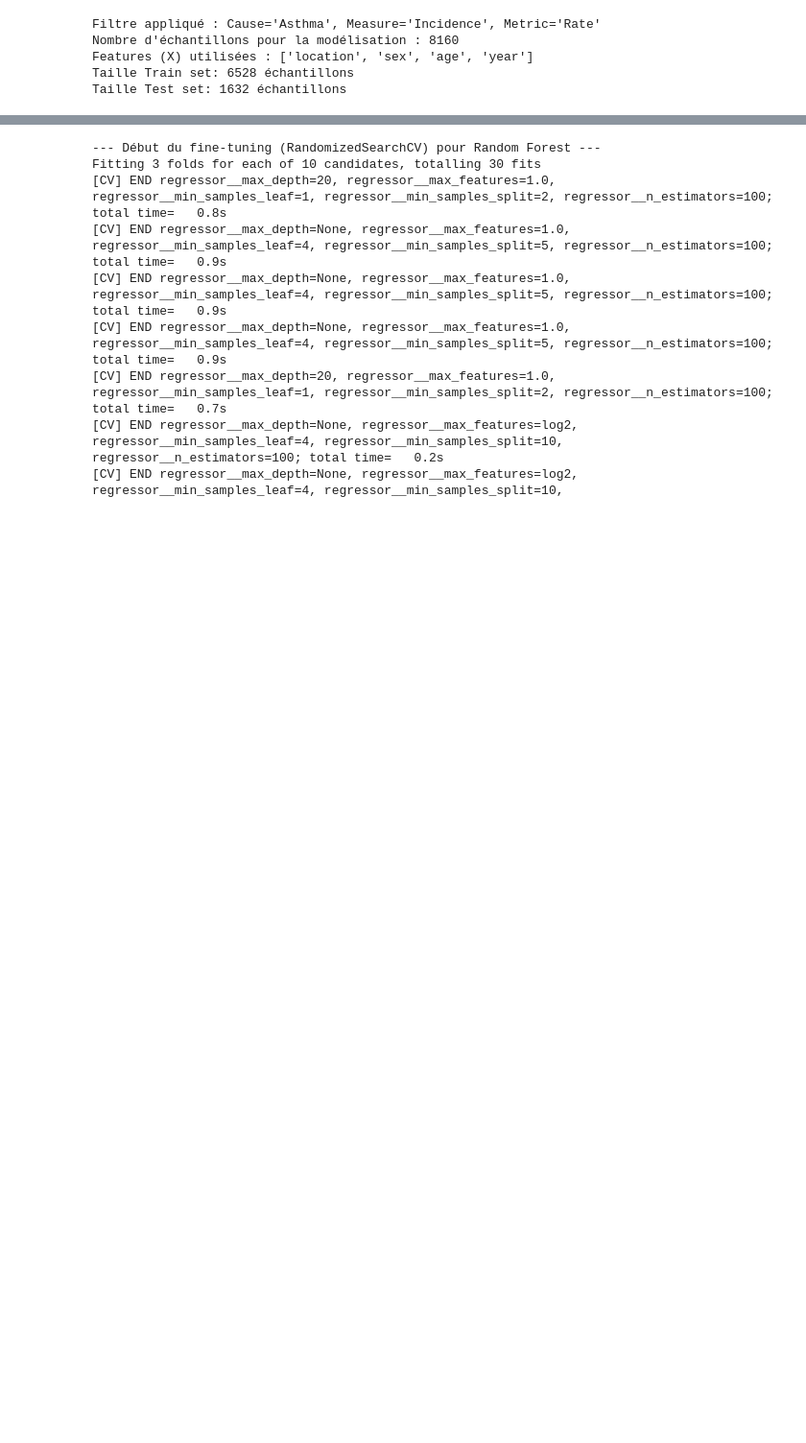
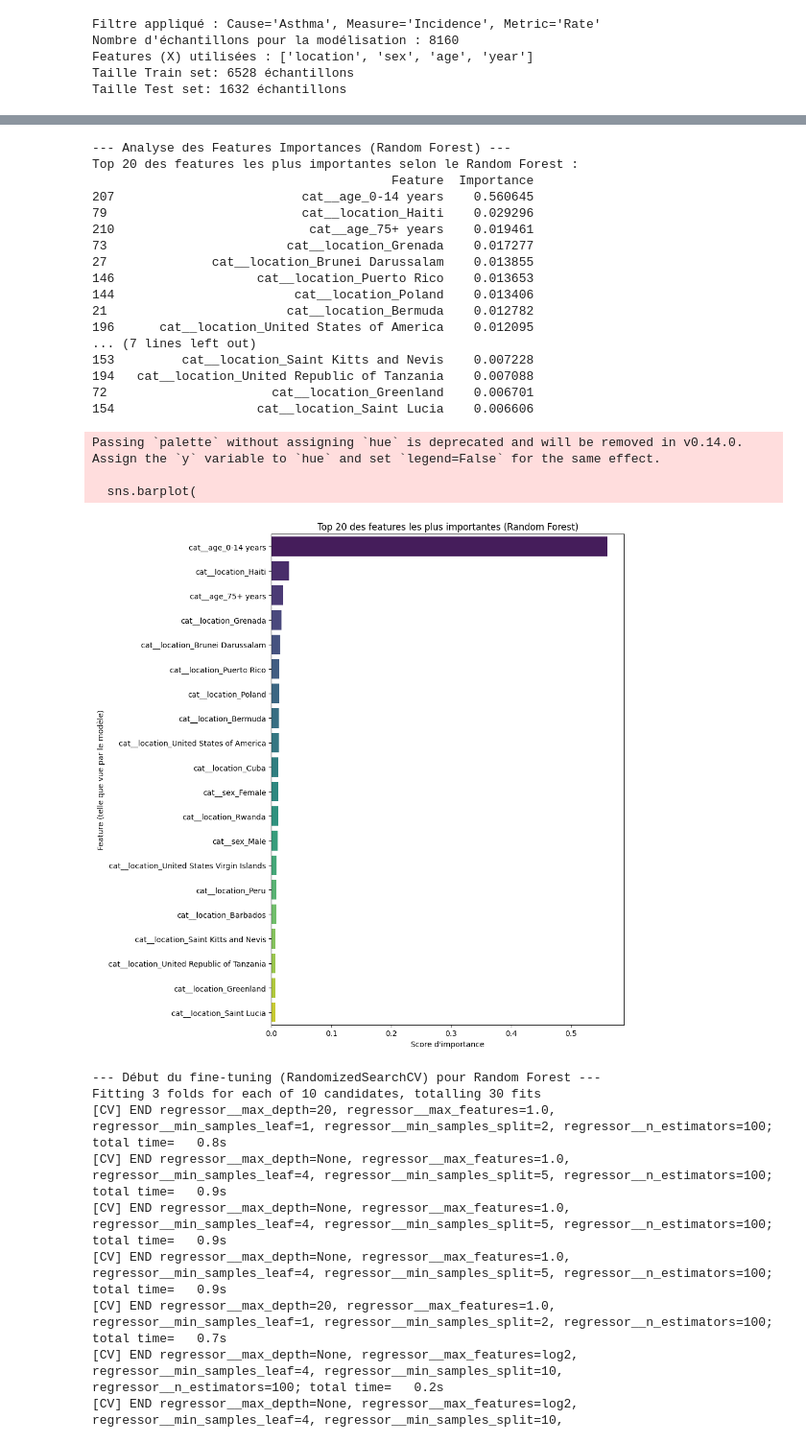
Before and after one commit to gitBugD/GML_RespiratoryDiseases, a Jupyter notebook: expMehdi.ipynb, the cells around one changed output, grey strips where cells are left out. Shown at 96% size. Saved outputs shown, nothing was run; the diff lists cells and outputs as text; code cells hidden in the pictures; blank space fills up the shorter version.

```diff
--- a/expMehdi.ipynb
+++ b/expMehdi.ipynb
@@ -317 +317,66 @@ RMSE : 51.2564
+# %%
+print("\n--- Analyse des Features Importances (Random Forest) ---")
+
+
+model_rf = pipeline_rf.named_steps['regressor']
+
+preprocessor_rf = pipeline_rf.named_steps['preprocessor']
+
+try:
+    feature_names = preprocessor_rf.get_feature_names_out()
+except AttributeError:
+
+    cat_features = preprocessor_rf.named_transformers_['cat'] \
+                                  .named_steps['onehot'] \
+                                  .get_feature_names_out(categorical_features)
+
+    feature_names = ['num__year'] + list(cat_features)
+
+
+importances = model_rf.feature_importances_
+
+feat_imp_df = pd.DataFrame({
+    'Feature': feature_names,
+    'Importance': importances
+})
+
+feat_imp_df = feat_imp_df.sort_values(by='Importance', ascending=False)
+
+print("Top 20 des features les plus importantes selon le Random Forest :")
+print(feat_imp_df.head(20))
+
+plt.figure(figsize=(10, 10))
+sns.barplot(
+    x='Importance',
+    y='Feature',
+    data=feat_imp_df.head(20),
+    palette='viridis'
+)
+plt.title('Top 20 des features les plus importantes (Random Forest)')
+plt.xlabel('Score d\'importance')
+plt.ylabel('Feature (telle que vue par le modèle)')
+plt.tight_layout()
+plt.show()
+# %% [output]
+--- Analyse des Features Importances (Random Forest) ---
+Top 20 des features les plus importantes selon le Random Forest :
+                                        Feature  Importance
+207                         cat__age_0-14 years    0.560645
+79                          cat__location_Haiti    0.029296
+210                          cat__age_75+ years    0.019461
+73                        cat__location_Grenada    0.017277
+27              cat__location_Brunei Darussalam    0.013855
+146                   cat__location_Puerto Rico    0.013653
+144                        cat__location_Poland    0.013406
+21                        cat__location_Bermuda    0.012782
+196      cat__location_United States of America    0.012095
+... (7 lines left out)
+153         cat__location_Saint Kitts and Nevis    0.007228
+194   cat__location_United Republic of Tanzania    0.007088
+72                      cat__location_Greenland    0.006701
+154                   cat__location_Saint Lucia    0.006606
+Passing `palette` without assigning `hue` is deprecated and will be removed in v0.14.0. Assign the `y` variable to `hue` and set `legend=False` for the same effect.
+
+  sns.barplot(
+[figure, added]
 # %%
```
Also changed, not shown: parts of 8 cells of this notebook.
